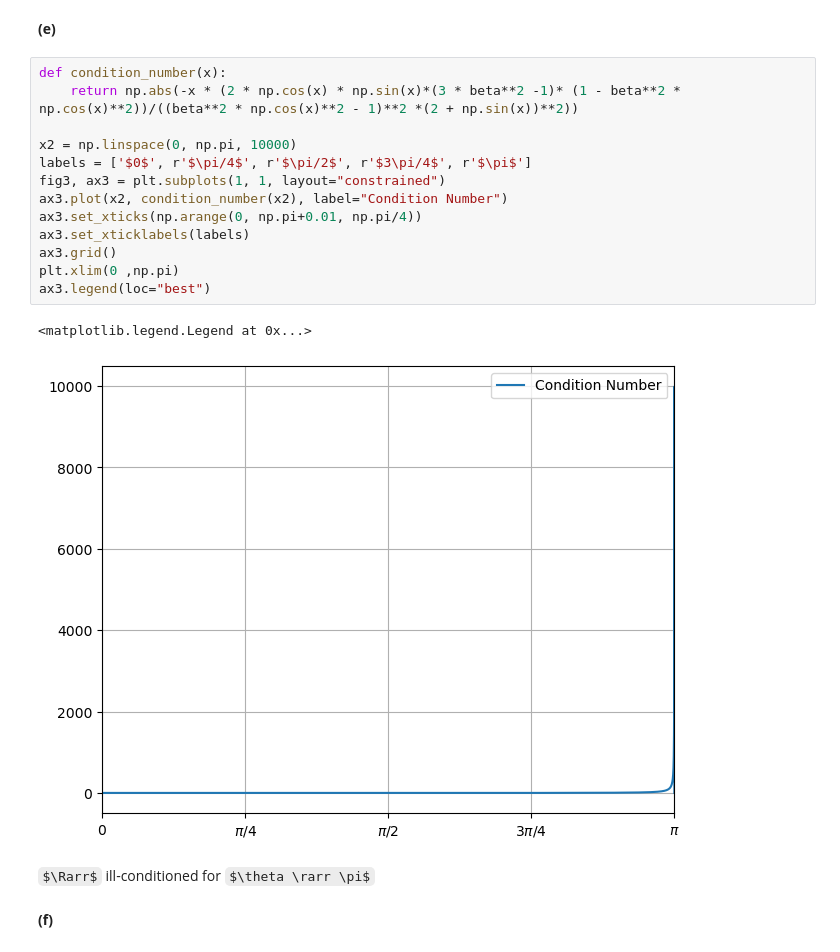
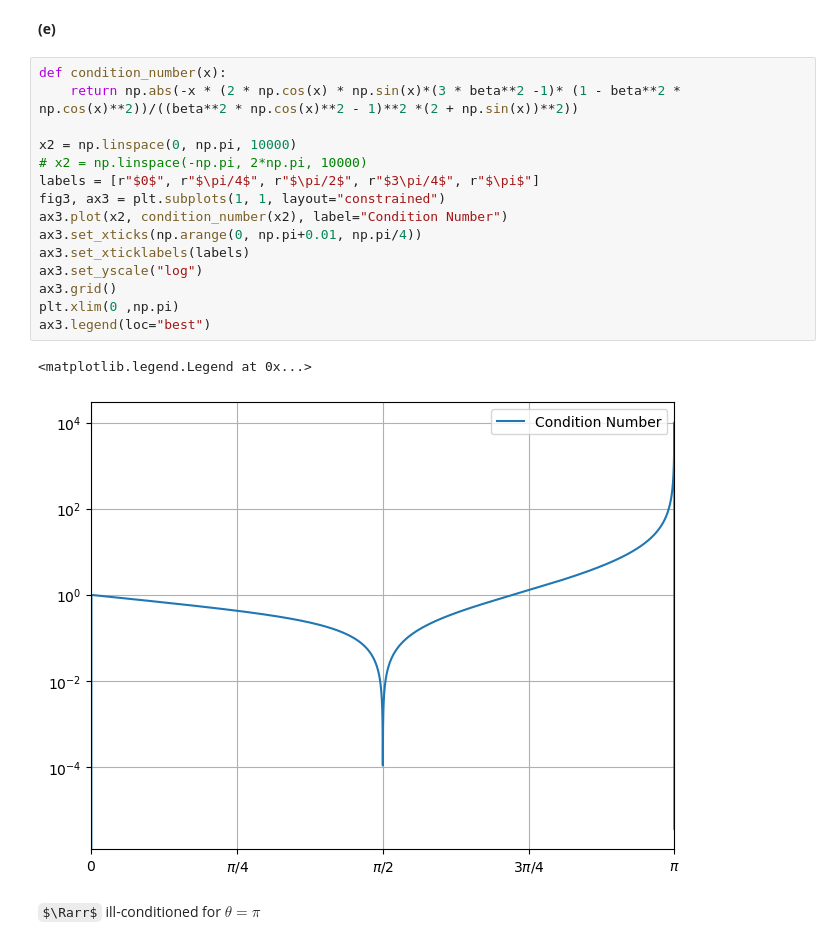
Before and after one commit to AmelieHater/SMD_A_2024, a Jupyter notebook: Blatt_01/Blatt01_A2_Ngoc.ipynb, the cells around one changed output. Cells and saved outputs as stored; diff of their text form; some formulas as TeX source.

```diff
--- a/Blatt_01/Blatt01_A2_Ngoc.ipynb
+++ b/Blatt_01/Blatt01_A2_Ngoc.ipynb
@@ -54,20 +54,20 @@ $$\Rarr K = \left| -\theta \cdot  \frac{2\cos\theta\sin\theta\big(3\beta ^2 -1 \
 # %%
 def condition_number(x):
     return np.abs(-x * (2 * np.cos(x) * np.sin(x)*(3 * beta**2 -1)* (1 - beta**2 * np.cos(x)**2))/((beta**2 * np.cos(x)**2 - 1)**2 *(2 + np.sin(x))**2))
 
 x2 = np.linspace(0, np.pi, 10000)
-labels = ['$0$', r'$\pi/4$', r'$\pi/2$', r'$3\pi/4$', r'$\pi$']
+# x2 = np.linspace(-np.pi, 2*np.pi, 10000)
+labels = [r"$0$", r"$\pi/4$", r"$\pi/2$", r"$3\pi/4$", r"$\pi$"]
 fig3, ax3 = plt.subplots(1, 1, layout="constrained")
 ax3.plot(x2, condition_number(x2), label="Condition Number")
 ax3.set_xticks(np.arange(0, np.pi+0.01, np.pi/4))
 ax3.set_xticklabels(labels)
+ax3.set_yscale("log")
 ax3.grid()
 plt.xlim(0 ,np.pi)
 ax3.legend(loc="best")
 # %% [output]
 <matplotlib.legend.Legend at 0x...>
-[figure, old version]
+[figure, new version]
 # %% [markdown]
-$\Rarr$ ill-conditioned for $\theta \rarr \pi$
+$\Rarr$ ill-conditioned for $\theta = \pi$
-# %% [markdown]
-**(f)**
```
Also changed, not shown: parts of 2 cells of this notebook.
